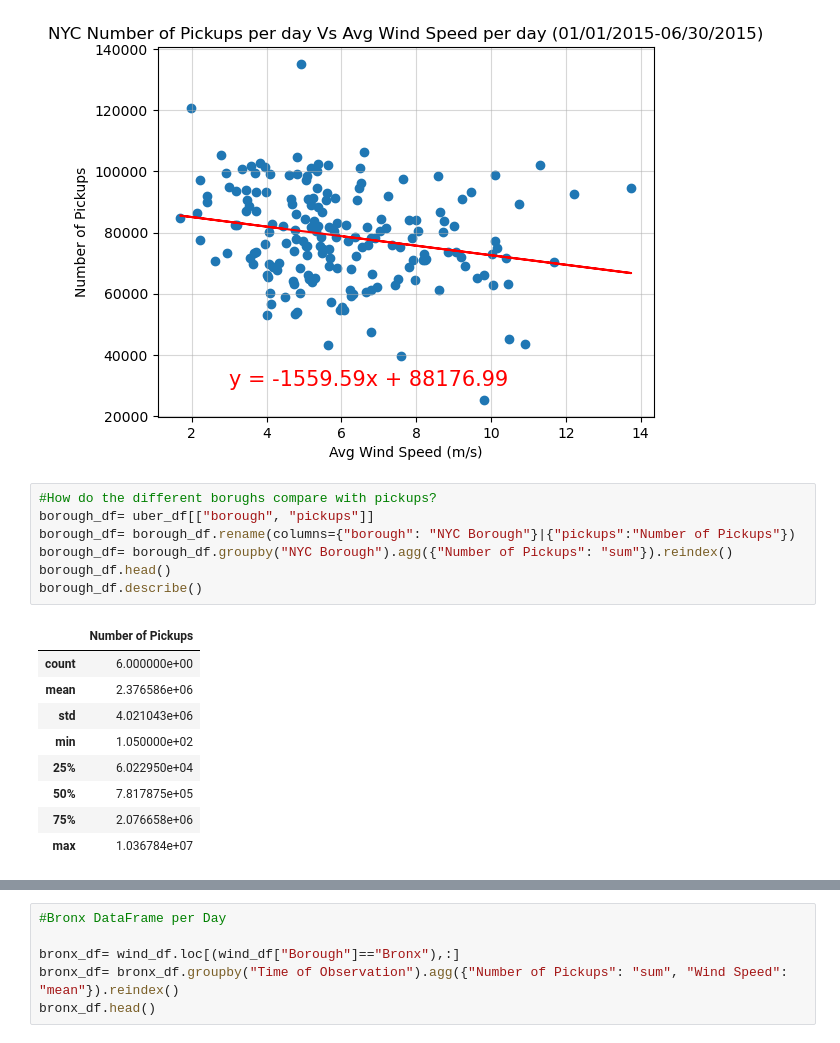
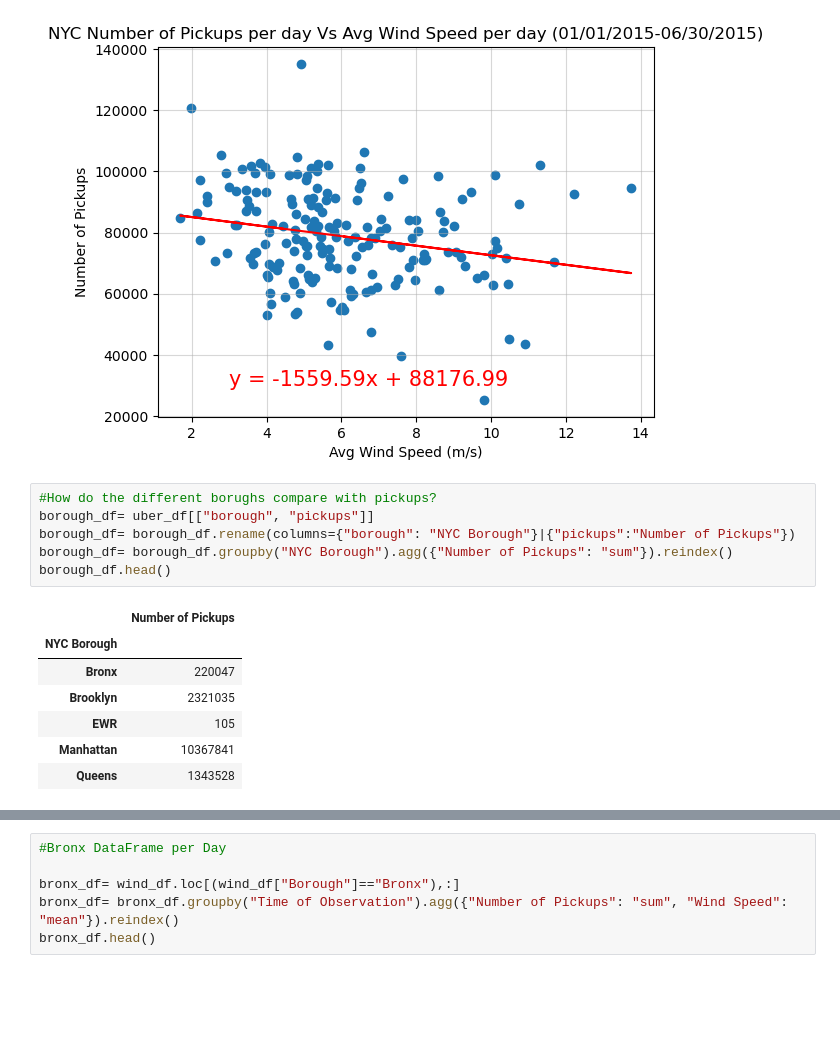
Before and after one commit to caleb-g23/Uber_Pickups_Project, a Jupyter notebook: Main/wind_speed_data.ipynb, the cells around one changed output, grey strips where cells are left out. Saved outputs shown, nothing was run; the diff lists cells and outputs as text; blank space fills up the shorter version.

```diff
--- a/Main/wind_speed_data.ipynb
+++ b/Main/wind_speed_data.ipynb
@@ -170,20 +163,17 @@ The r-value is: -0.22577964333481676
 # %%
 #How do the different borughs compare with pickups?
 borough_df= uber_df[["borough", "pickups"]]
 borough_df= borough_df.rename(columns={"borough": "NYC Borough"}|{"pickups":"Number of Pickups"})
 borough_df= borough_df.groupby("NYC Borough").agg({"Number of Pickups": "sum"}).reindex()
 borough_df.head()
-borough_df.describe()
 # %% [output]
 |  | Number of Pickups |
-| count | 6.000000e+00 |
-| mean | 2.376586e+06 |
-| std | 4.021043e+06 |
-| min | 1.050000e+02 |
-| 25% | 6.022950e+04 |
-| 50% | 7.817875e+05 |
-| 75% | 2.076658e+06 |
-| max | 1.036784e+07 |
+| NYC Borough |  |
+| Bronx | 220047 |
+| Brooklyn | 2321035 |
+| EWR | 105 |
+| Manhattan | 10367841 |
+| Queens | 1343528 |
 # %%
 figure1 = borough_df.plot(kind="bar", facecolor="red", figsize=(8,6),
                                 title="Total Number of Pickups per Borough (01/01/2015-06/30/2015)",
```
Also changed, not shown: parts of 3 cells of this notebook.
